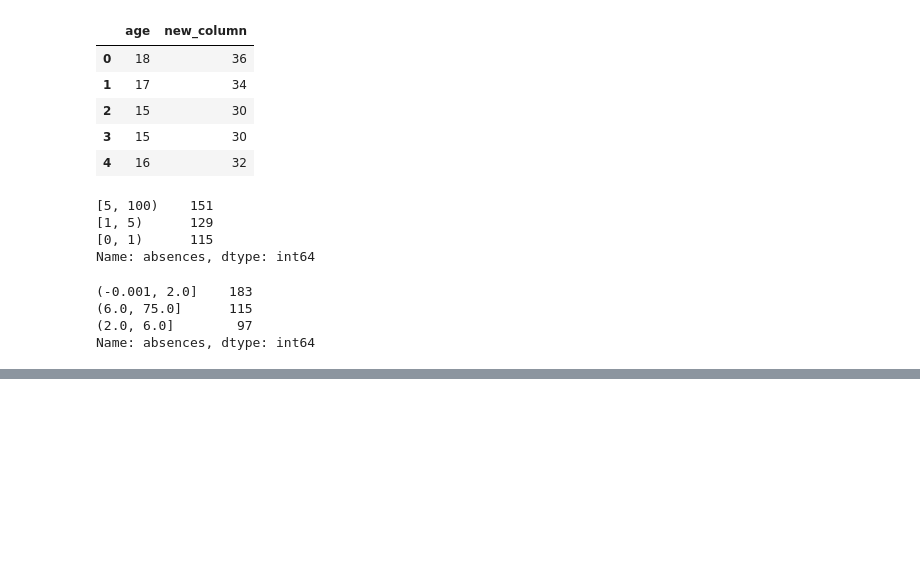
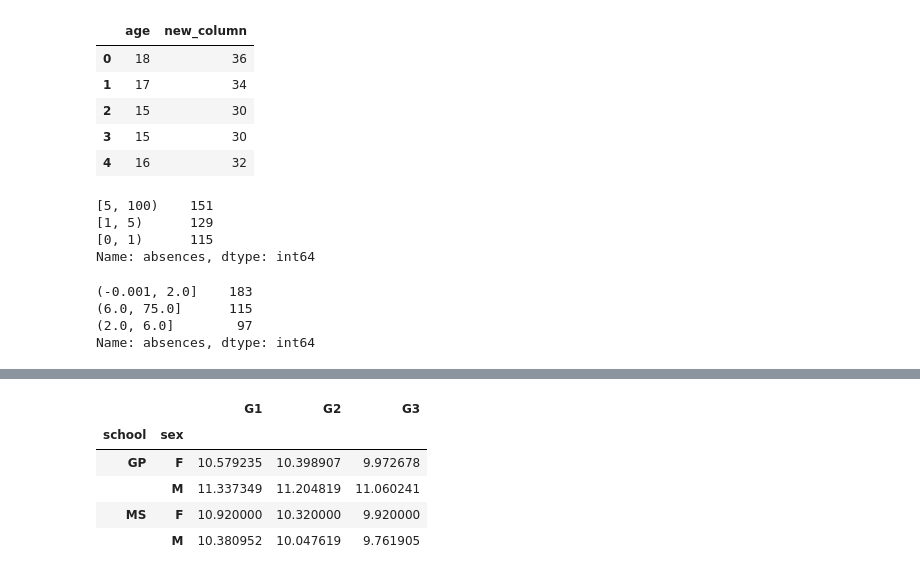
Before and after one commit to MMM-Sci/python_prac, a Jupyter notebook: CH6_Pandas.ipynb, the cells around one changed output, grey strips where cells are left out. Cells and saved outputs as stored; diff of their text form; code cells hidden in the pictures; blank space fills up the shorter version.

```diff
--- a/CH6_Pandas.ipynb
+++ b/CH6_Pandas.ipynb
@@ -739,0 +766,11 @@ Name: absences, dtype: int64
+# %%
+# p.184 Practice 6-11
+
+student_data_math.groupby(['school', 'sex'])['G1', 'G2', 'G3'].mean()
+# %% [output]
+|  |  | G1 | G2 | G3 |
+| school | sex |  |  |  |
+| GP | F | 10.579235 | 10.398907 | 9.972678 |
+|  | M | 11.337349 | 11.204819 | 11.060241 |
+| MS | F | 10.920000 | 10.320000 | 9.920000 |
+|  | M | 10.380952 | 10.047619 | 9.761905 |
```
Also changed, not shown: parts of 15 cells of this notebook.
